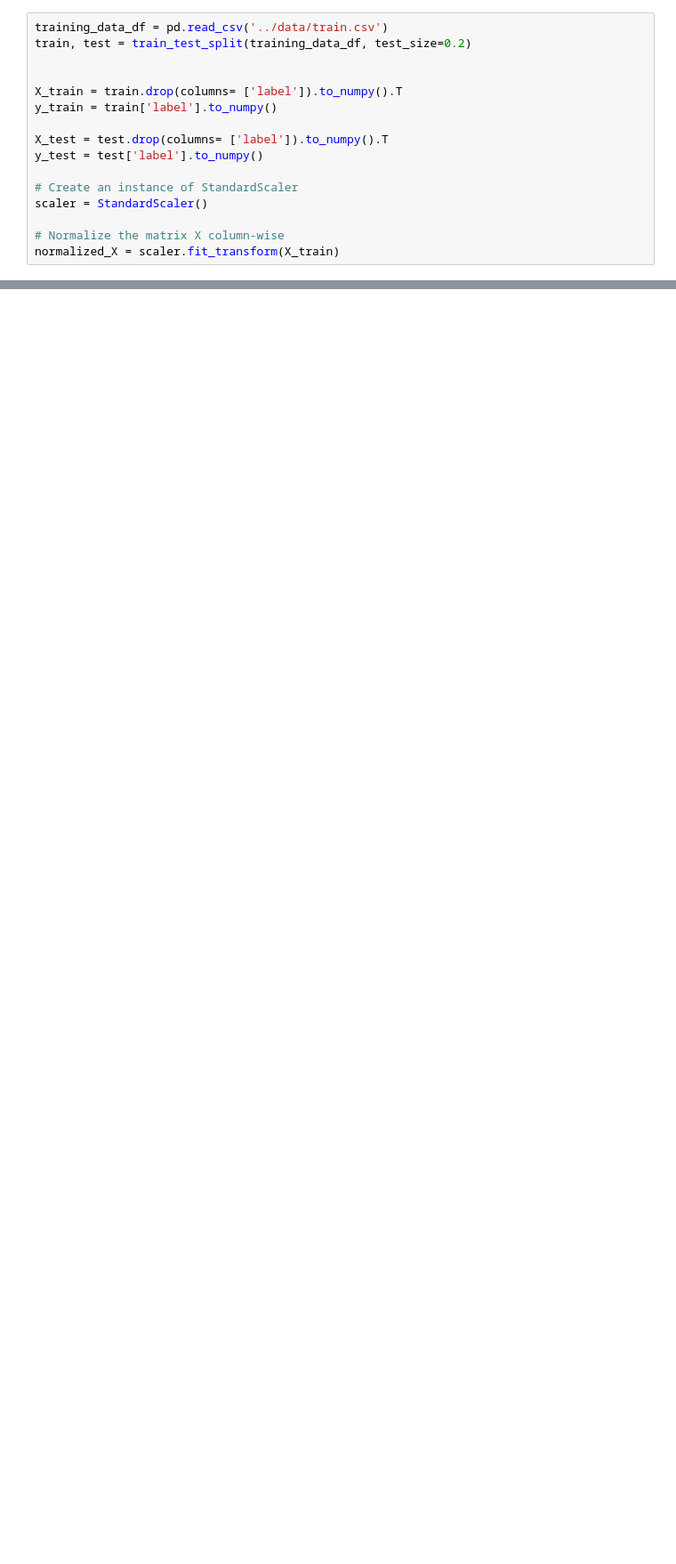
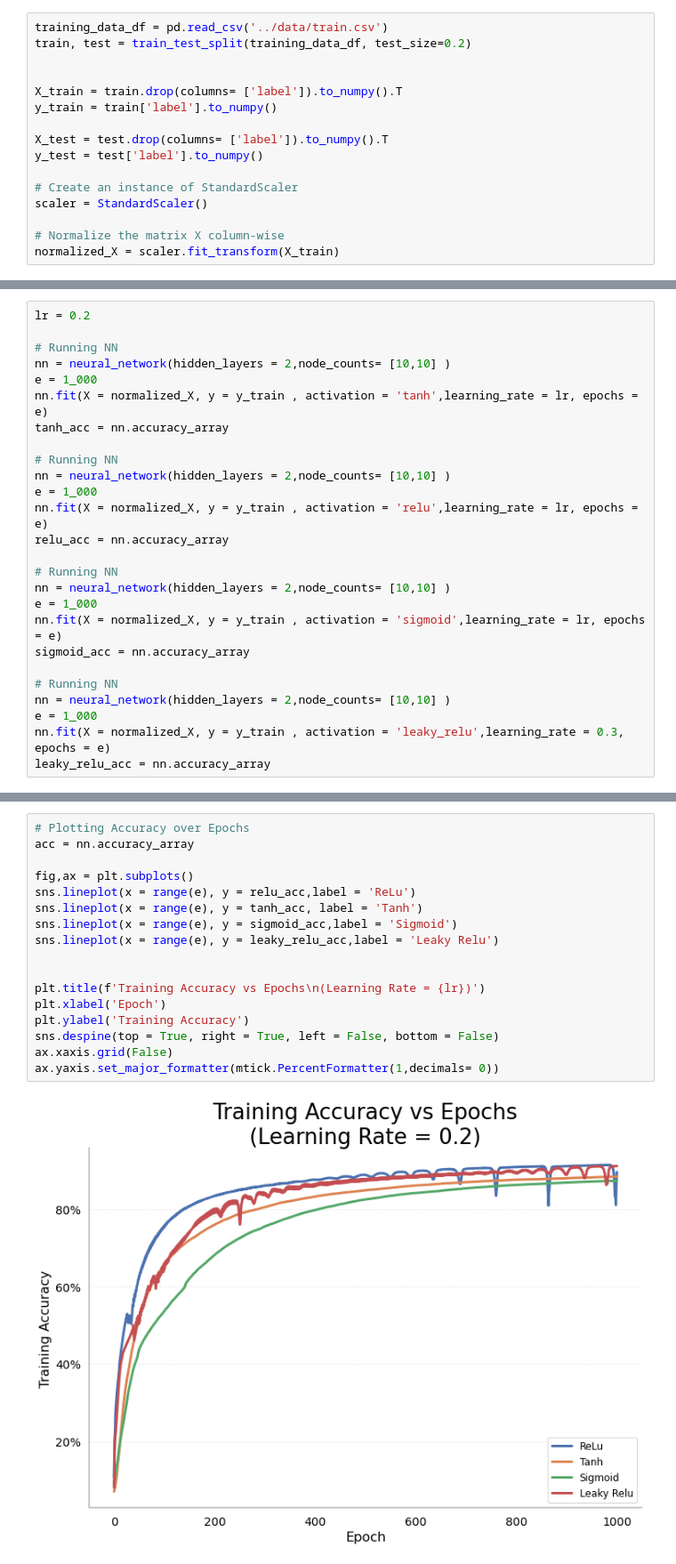
Before and after one commit to rmankers/Neural-Networks-Learning, a Jupyter notebook: notebooks/1 - Building NN From Scratch.ipynb, the cells around one changed output, grey strips where cells are left out. Shown: that part at 89% size. Saved outputs shown, nothing was run; the diff lists cells and outputs as text; blank space fills up the shorter version.

Commit message:
Added different activation functions

```diff
--- a/notebooks/1 - Building NN From Scratch.ipynb
+++ b/notebooks/1 - Building NN From Scratch.ipynb
@@ -213,0 +258,26 @@ sns.lineplot(x = range(e), y = acc)
+# %%
+lr = 0.2
+
+# Running NN
+nn = neural_network(hidden_layers = 2,node_counts= [10,10] )
+e = 1_000
+nn.fit(X = normalized_X, y = y_train , activation = 'tanh',learning_rate = lr, epochs = e)
+tanh_acc = nn.accuracy_array
+
+# Running NN
+nn = neural_network(hidden_layers = 2,node_counts= [10,10] )
+e = 1_000
+nn.fit(X = normalized_X, y = y_train , activation = 'relu',learning_rate = lr, epochs = e)
+relu_acc = nn.accuracy_array
+
+# Running NN
+nn = neural_network(hidden_layers = 2,node_counts= [10,10] )
+e = 1_000
+nn.fit(X = normalized_X, y = y_train , activation = 'sigmoid',learning_rate = lr, epochs = e)
+sigmoid_acc = nn.accuracy_array
+
+# Running NN
+nn = neural_network(hidden_layers = 2,node_counts= [10,10] )
+e = 1_000
+nn.fit(X = normalized_X, y = y_train , activation = 'leaky_relu',learning_rate = 0.3, epochs = e)
+leaky_relu_acc = nn.accuracy_array
@@ -214,3 +302,22 @@ sns.lineplot(x = range(e), y = acc)
+# %%
+# Plotting Accuracy over Epochs
+acc = nn.accuracy_array
+
+fig,ax = plt.subplots()
+sns.lineplot(x = range(e), y = relu_acc,label = 'ReLu')
+sns.lineplot(x = range(e), y = tanh_acc, label = 'Tanh')
+sns.lineplot(x = range(e), y = sigmoid_acc,label = 'Sigmoid')
+sns.lineplot(x = range(e), y = leaky_relu_acc,label = 'Leaky Relu')
+
+
+plt.title(f'Training Accuracy vs Epochs\n(Learning Rate = {lr})')
+plt.xlabel('Epoch')
+plt.ylabel('Training Accuracy')
+sns.despine(top = True, right = True, left = False, bottom = False)
+ax.xaxis.grid(False)
+ax.yaxis.set_major_formatter(mtick.PercentFormatter(1,decimals= 0))
+# %% [output]
+[figure, added]
 # %%
 # Predicting on Test Dataset
 X_test_scaled = scaler.fit_transform(X_test)
```
Also changed, not shown: parts of 5 cells of this notebook.
